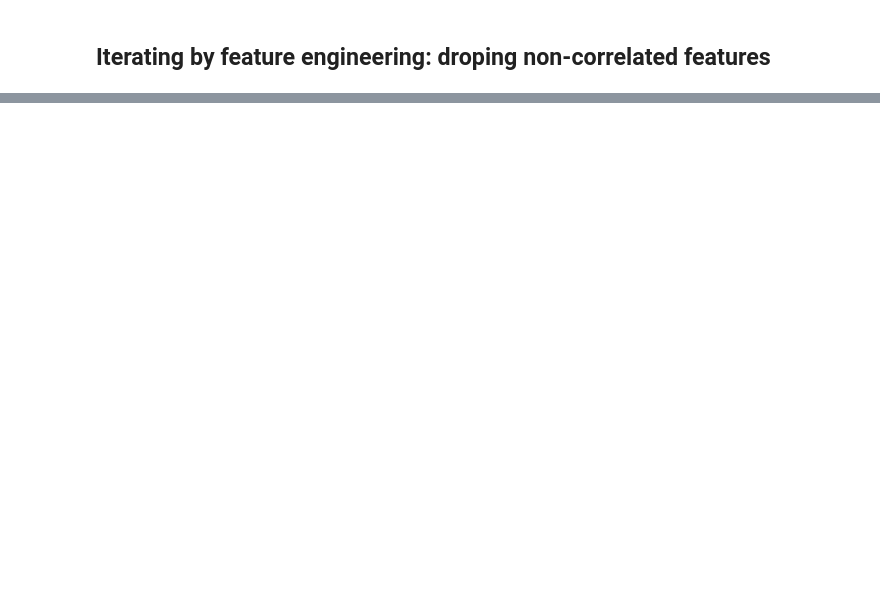
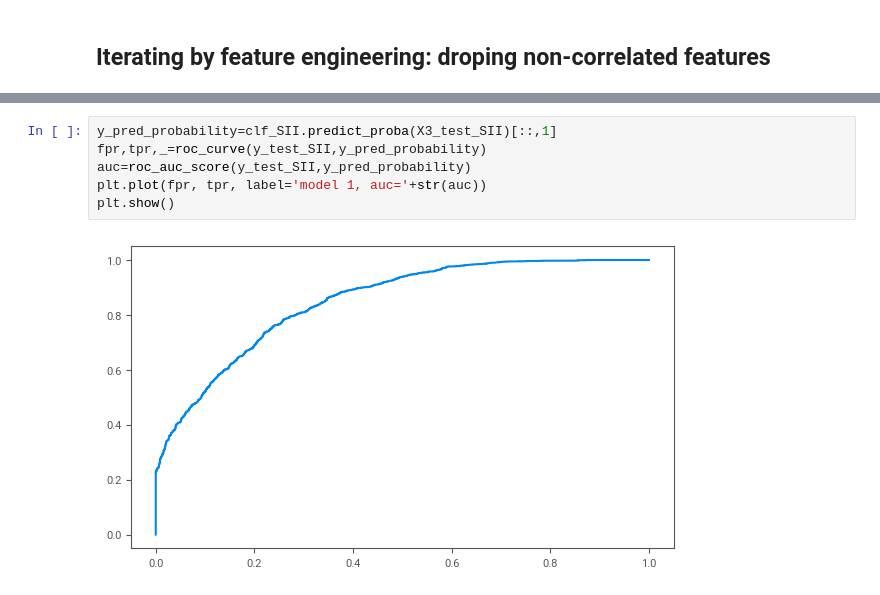
Before and after one commit to rogerserret/IronRoger, a Jupyter notebook: week5_midbootcamp_project/Project/Mid_bootcamp_project.ipynb, the cells around one changed output, grey strips where cells are left out. Drawn from its saved outputs; the diff is of its cells as text; blank space fills up the shorter version.

```diff
--- a/week5_midbootcamp_project/Project/Mid_bootcamp_project.ipynb
+++ b/week5_midbootcamp_project/Project/Mid_bootcamp_project.ipynb
@@ -753,0 +795,8 @@ weighted avg       0.78      0.78      0.78     10173
+# %%
+y_pred_probability=clf_SII.predict_proba(X3_test_SII)[::,1]
+fpr,tpr,_=roc_curve(y_test_SII,y_pred_probability)
+auc=roc_auc_score(y_test_SII,y_pred_probability)
+plt.plot(fpr, tpr, label='model 1, auc='+str(auc))
+plt.show()
+# %% [output]
+[figure, added]
```
Also changed, not shown: parts of 46 cells of this notebook, 1 other file.
